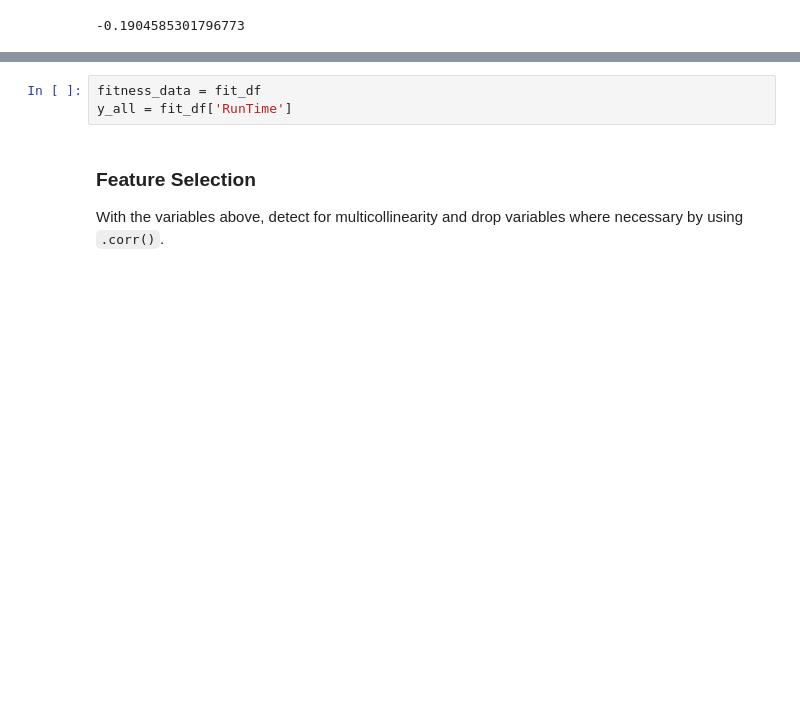
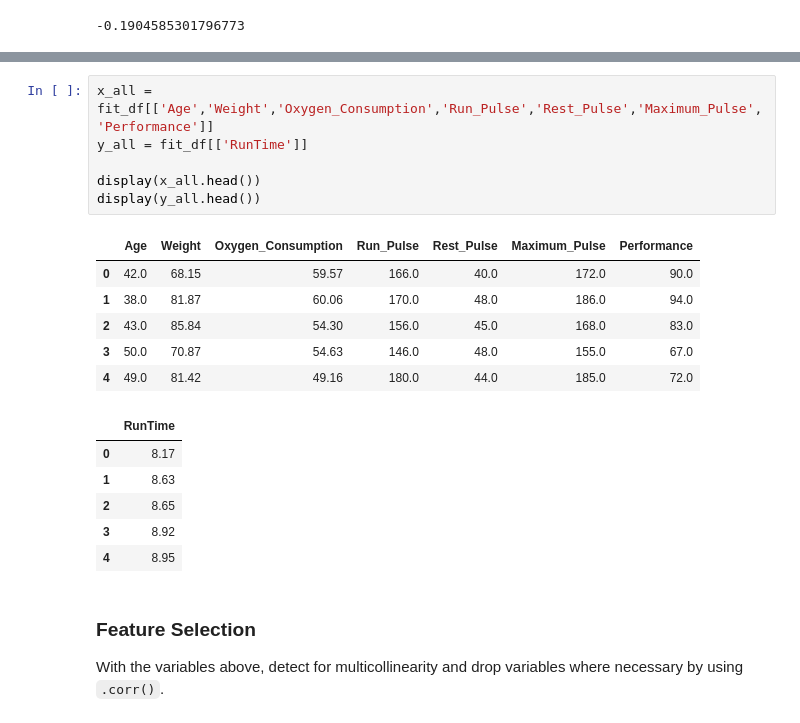
Before and after one commit to jermsinarocket/Hackwagon-DS102, a Jupyter notebook: Week 5/In-Class Exercise/Hackwagon_Academy_DS102_-_Lesson_5_-_Supervised_Learning_-_Student.ipynb, the cells around one changed output, grey strips where cells are left out. Saved outputs shown, nothing was run; the diff lists cells and outputs as text; blank space fills up the shorter version.

```diff
--- a/Week 5/In-Class Exercise/Hackwagon_Academy_DS102_-_Lesson_5_-_Supervised_Learning_-_Student.ipynb
+++ b/Week 5/In-Class Exercise/Hackwagon_Academy_DS102_-_Lesson_5_-_Supervised_Learning_-_Student.ipynb
@@ -368,9 +368,25 @@ Based on this fitness dataset, predict the `RunTime` based on the following pred
 7. Performance
 
 ### Read
-# %%
-fitness_data = fit_df
-y_all = fit_df['RunTime']
+# %%
+x_all = fit_df[['Age','Weight','Oxygen_Consumption','Run_Pulse','Rest_Pulse','Maximum_Pulse','Performance']]
+y_all = fit_df[['RunTime']]
+
+display(x_all.head())
+display(y_all.head())
+# %% [output]
+|  | Age | Weight | Oxygen_Consumption | Run_Pulse | Rest_Pulse | Maximum_Pulse | Performance |
+| 0 | 42.0 | 68.15 | 59.57 | 166.0 | 40.0 | 172.0 | 90.0 |
+| 1 | 38.0 | 81.87 | 60.06 | 170.0 | 48.0 | 186.0 | 94.0 |
+| 2 | 43.0 | 85.84 | 54.30 | 156.0 | 45.0 | 168.0 | 83.0 |
+| 3 | 50.0 | 70.87 | 54.63 | 146.0 | 48.0 | 155.0 | 67.0 |
+| 4 | 49.0 | 81.42 | 49.16 | 180.0 | 44.0 | 185.0 | 72.0 |
+|  | RunTime |
+| 0 | 8.17 |
+| 1 | 8.63 |
+| 2 | 8.65 |
+| 3 | 8.92 |
+| 4 | 8.95 |
 # %% [markdown]
 ### Feature Selection
 
```
Also changed, not shown: parts of 4 cells of this notebook, 10 other files.
